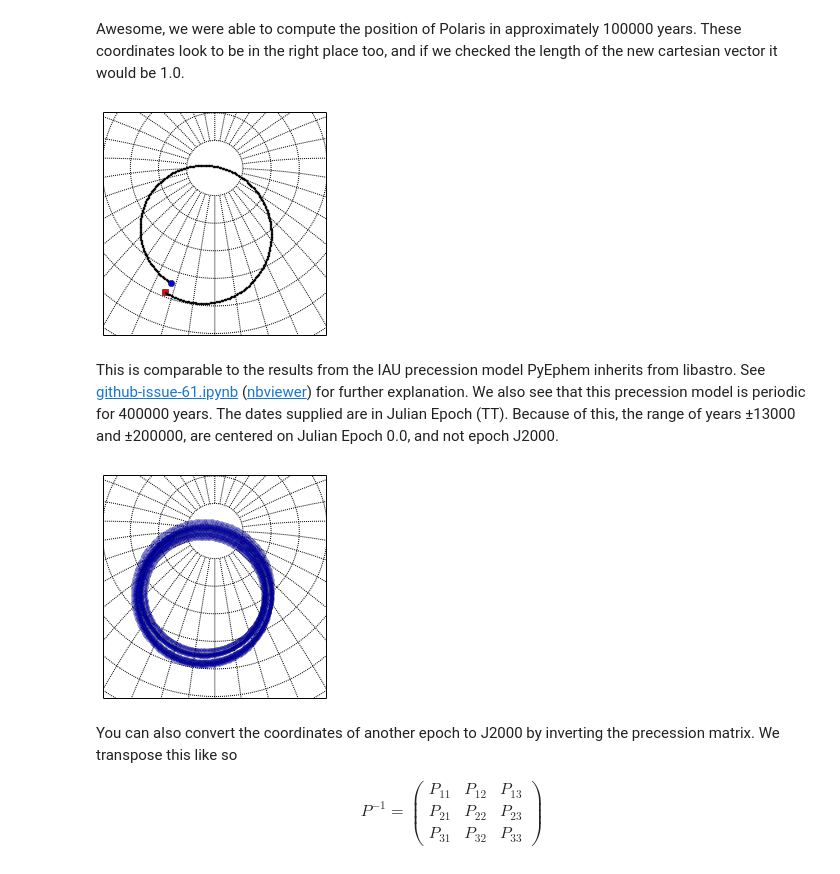
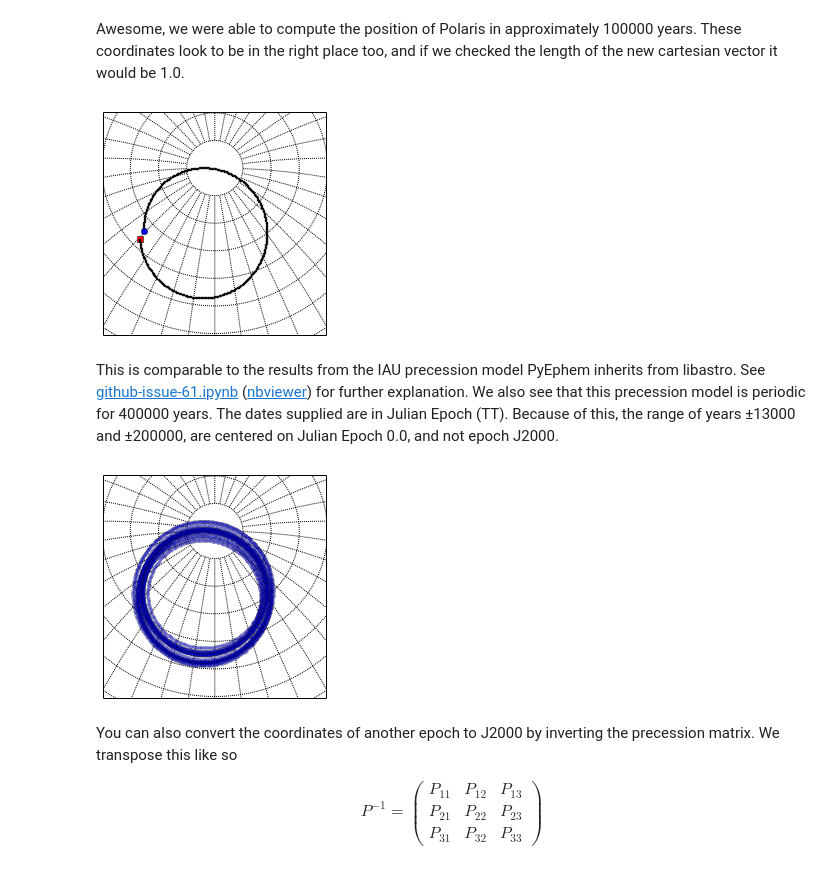
Before and after one commit to dreamalligator/asterisms, a Jupyter notebook: notebooks/vondrak.ipynb, the cells around one changed output. Saved outputs shown, nothing was run; the diff lists cells and outputs as text; code cells hidden in the pictures.

Commit message:
precession more accurate
was originally just precession, but now includes regular computed pyephem star motion

```diff
--- a/notebooks/vondrak.ipynb
+++ b/notebooks/vondrak.ipynb
@@ -416,3 +416,14 @@ The pole of the equator is needed because the Earth's equatorial plane moves in
 The term "mean" in mean equator, in respect to the Earth's equatorial plane, is used when [nutation](https://en.wikipedia.org/wiki/Nutation) is averaged out or omitted. I am not accounting for nutation in these examples, so we should note that the 'true pole' does not point at the epoch's celestial pole because it nutates away from the mean one in reality.
 
 The following gets the coordinates for Polaris (in respect to J2000) from PyEphem.
+# %%
+def compute_polaris(year):
+    polaris = ephem.star('Polaris')
+    polaris.compute(str(year),epoch='2000')
+    ra = polaris.a_ra
+    dec = polaris.a_dec
+    x = cos(dec) * cos(ra)
+    y = cos(dec) * sin(ra)
+    z = sin(dec)
+    p = array([[x], [y], [z]])
+    return p
@@ -421,17 +440,14 @@ import ephem
 # renaming these so that they don't overwrite the pylab degrees
 from ephem import hours as hrs
 from ephem import degrees as deg
-polaris = ephem.star('Polaris')
-polaris.compute('2000',epoch='2000')
-ra = polaris.a_ra
-dec = polaris.a_dec
+p0 = compute_polaris(2000)
+(ra, dec) = ra_dec(p0)
 print('RA: {}'.format(hrs(ra)))
 print('DEC: {}'.format(deg(dec)))
-x = cos(dec) * cos(ra)
-y = cos(dec) * sin(ra)
-z = sin(dec)
-p0 = array([[x], [y], [z]])
 print('cartesian position of Polaris in the year=2000, epoch=2000:')
+x = p0[0][0]
+y = p0[1][0]
+z = p0[2][0]
 print('{}\nthis vector has length {}'.format(
       (x,y,z),sqrt(x*x + y*y + z*z)))
 # %% [output]
@@ -481,9 +489,11 @@ def ra_dec(v):
 # %%
+p0 = compute_polaris(2000)
+print('The position of Polaris at J2000 is')
+print(p0)
 epj = 100000
 P = ltp_PBMAT(epj) # Precession matrix, GCRS
-p1 = pdp(P, p0)
-print('The position of Polaris at J2000 is')
-print(p0)
+p1 = compute_polaris(epj)
+p1 = pdp(P, p1)
 print('The new position of Polaris in 100000 years is')
 print(p1)
 # %% [output]
@@ -513,28 +524,29 @@ Awesome, we were able to compute the position of Polaris in approximately 100000
 # %%
 from mpl_toolkits.basemap import Basemap
 
 width = 9000000
 bm = Basemap(width=width, height=width, projection='aeqd',
              lat_0=70.0, lon_0=280.0)
 bm.drawparallels(np.arange(-80,81,10))
 bm.drawmeridians(np.arange(-180,180,10))
 
 # Position of Polaris at J2000 is p0
 years = arange(-13001, 13000, 100)
 for year in years:
     P = ltp_PBMAT(year) # Precession matrix, GCRS
-    p_1 = pdp(P, p0)
+    p_1 = compute_polaris(year)
+    p_1 = pdp(P, p1)
     (ra1, dec1) = ra_dec(p_1)
     x, y = bm(degrees(ra1), degrees(dec1))
     if(year == years[0]):
         bm.plot(x,y, marker='s', color='r')
     elif(year == years[-1]):
         bm.plot(x,y, marker='o', color='b')
     else:
         bm.plot(x,y, marker='.', color='black', markersize=4)
-#savefig('polaris_one_precession.png')
+#savefig('images/polaris_one_precession.png')
 # %% [output]
-[figure, old version]
+[figure, new version]
 # %% [markdown]
 This is comparable to the results from the IAU precession model PyEphem inherits from libastro. See [github-issue-61.ipynb](https://github.com/brandon-rhodes/pyephem/blob/master/issues/github-issue-61.ipynb) ([nbviewer](http://nbviewer.ipython.org/github/brandon-rhodes/pyephem/blob/master/issues/github-issue-61.ipynb)) for further explanation. We also see that this precession model is periodic for 400000 years. The dates supplied are in Julian Epoch (TT). Because of this, the range of years ±13000 and ±200000, are centered on Julian Epoch 0.0, and not epoch J2000.
 # %%
@@ -546,13 +558,14 @@ bm.drawmeridians(np.arange(-180,180,10))
 
 for year in range(-200001, 200000, 100):
     P = ltp_PBMAT(year) # Precession matrix, GCRS
-    p_1 = pdp(P, p0)
+    p_1 = compute_polaris(year)
+    p_1 = pdp(P, p_1)
     (ra1, dec1) = ra_dec(p_1)
     x, y = bm(degrees(ra1), degrees(dec1))
     bm.plot(x,y, marker='o', color='blue', alpha=0.3, ms=3)
-#savefig('polaris_long_term.png')
+#savefig('images/polaris_long_term.png')
 # %% [output]
-[figure, old version]
+[figure, new version]
 # %% [markdown]
 You can also convert the coordinates of another epoch to J2000 by inverting the precession matrix. We transpose this like so
 
```
Also changed, not shown: parts of 4 cells of this notebook, 2 other files.
